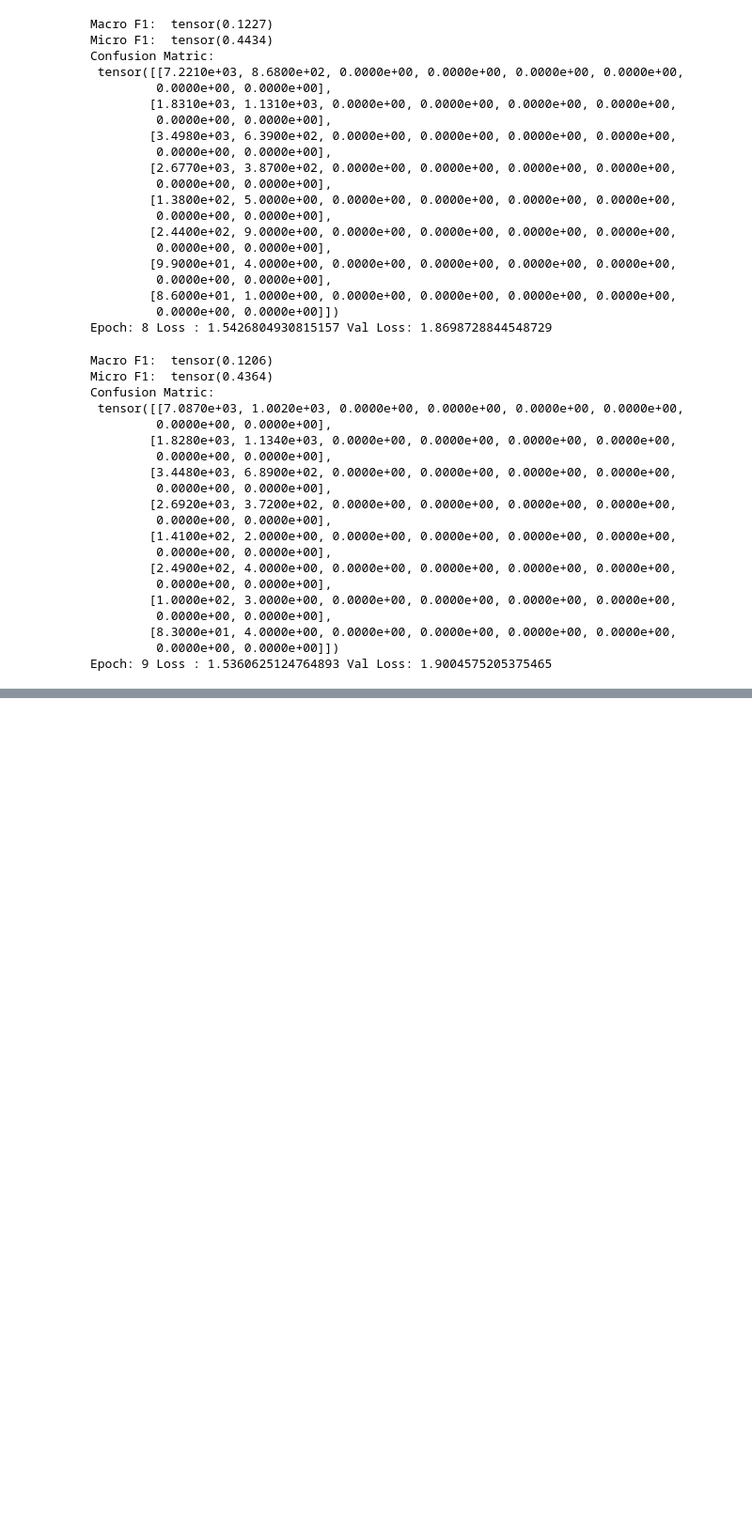
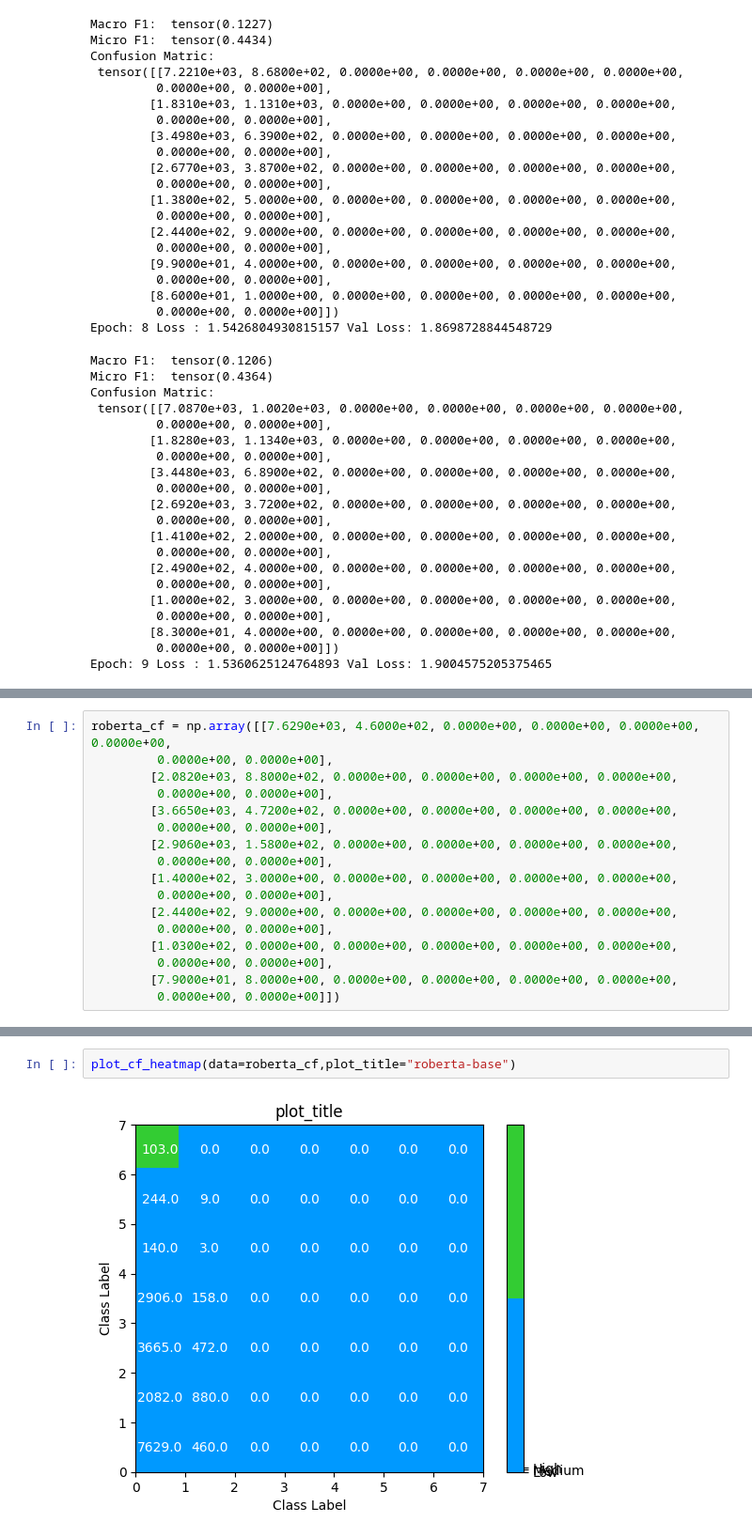
Before and after one commit to bhoomeendra/assignment-amazon-chat, a Jupyter notebook: notebook.ipynb, the cells around one changed output, grey strips where cells are left out. Shown: that part at 94% size. Drawn from its saved outputs; the diff is of its cells as text; blank space fills up the shorter version.

```diff
--- a/notebook.ipynb
+++ b/notebook.ipynb
@@ -651,0 +867,17 @@ tokenizer.batch_decode(generated_ids)[0]
+# %%
+roberta_cf = np.array([[7.6290e+03, 4.6000e+02, 0.0000e+00, 0.0000e+00, 0.0000e+00, 0.0000e+00,
+         0.0000e+00, 0.0000e+00],
+        [2.0820e+03, 8.8000e+02, 0.0000e+00, 0.0000e+00, 0.0000e+00, 0.0000e+00,
+         0.0000e+00, 0.0000e+00],
+        [3.6650e+03, 4.7200e+02, 0.0000e+00, 0.0000e+00, 0.0000e+00, 0.0000e+00,
+         0.0000e+00, 0.0000e+00],
+        [2.9060e+03, 1.5800e+02, 0.0000e+00, 0.0000e+00, 0.0000e+00, 0.0000e+00,
+         0.0000e+00, 0.0000e+00],
+        [1.4000e+02, 3.0000e+00, 0.0000e+00, 0.0000e+00, 0.0000e+00, 0.0000e+00,
+         0.0000e+00, 0.0000e+00],
+        [2.4400e+02, 9.0000e+00, 0.0000e+00, 0.0000e+00, 0.0000e+00, 0.0000e+00,
+         0.0000e+00, 0.0000e+00],
+        [1.0300e+02, 0.0000e+00, 0.0000e+00, 0.0000e+00, 0.0000e+00, 0.0000e+00,
+         0.0000e+00, 0.0000e+00],
+        [7.9000e+01, 8.0000e+00, 0.0000e+00, 0.0000e+00, 0.0000e+00, 0.0000e+00,
+         0.0000e+00, 0.0000e+00]])
@@ -651,0 +902,4 @@ tokenizer.batch_decode(generated_ids)[0]
+# %%
+plot_cf_heatmap(data=roberta_cf,plot_title="roberta-base")
+# %% [output]
+[figure, added]
```
Also changed, not shown: parts of 55 cells of this notebook, 5 other files.
